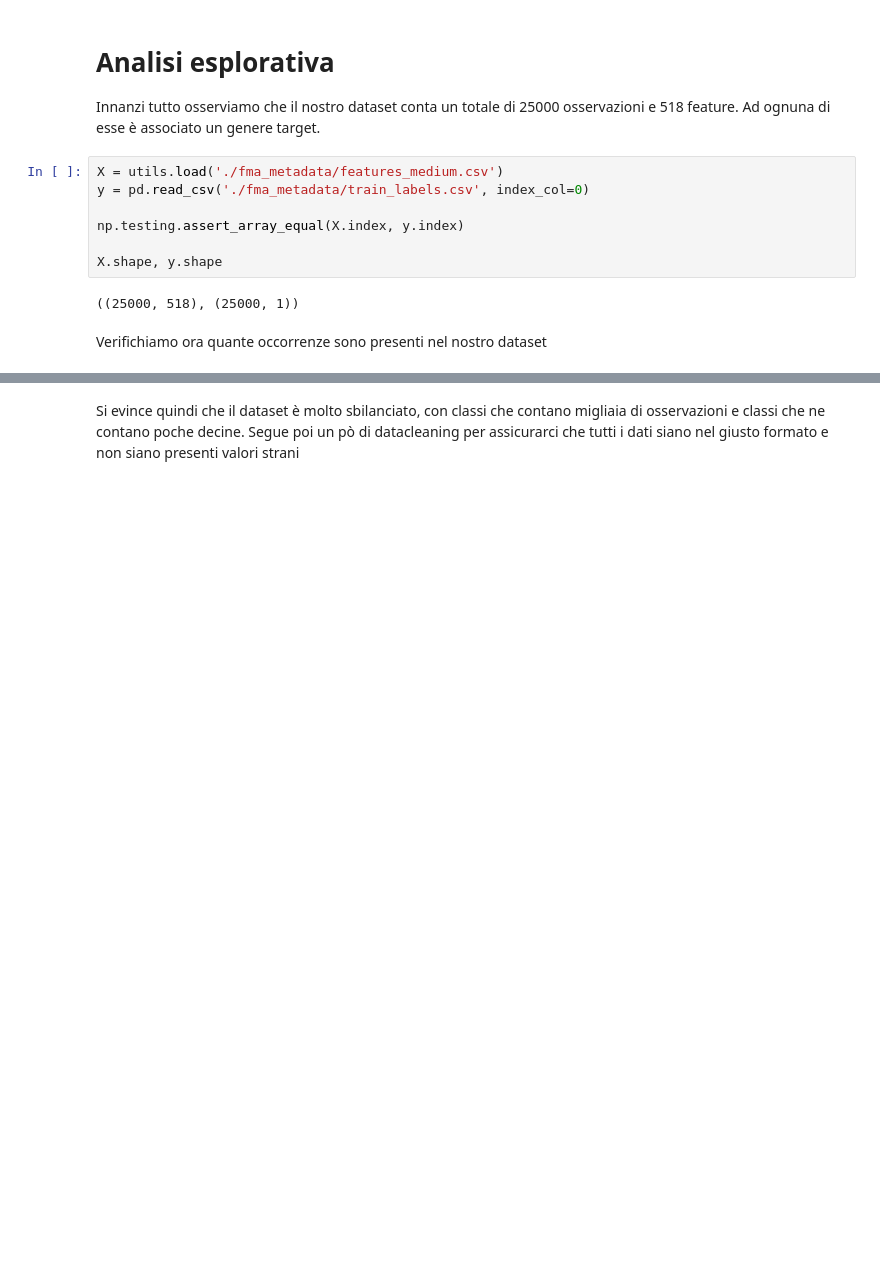
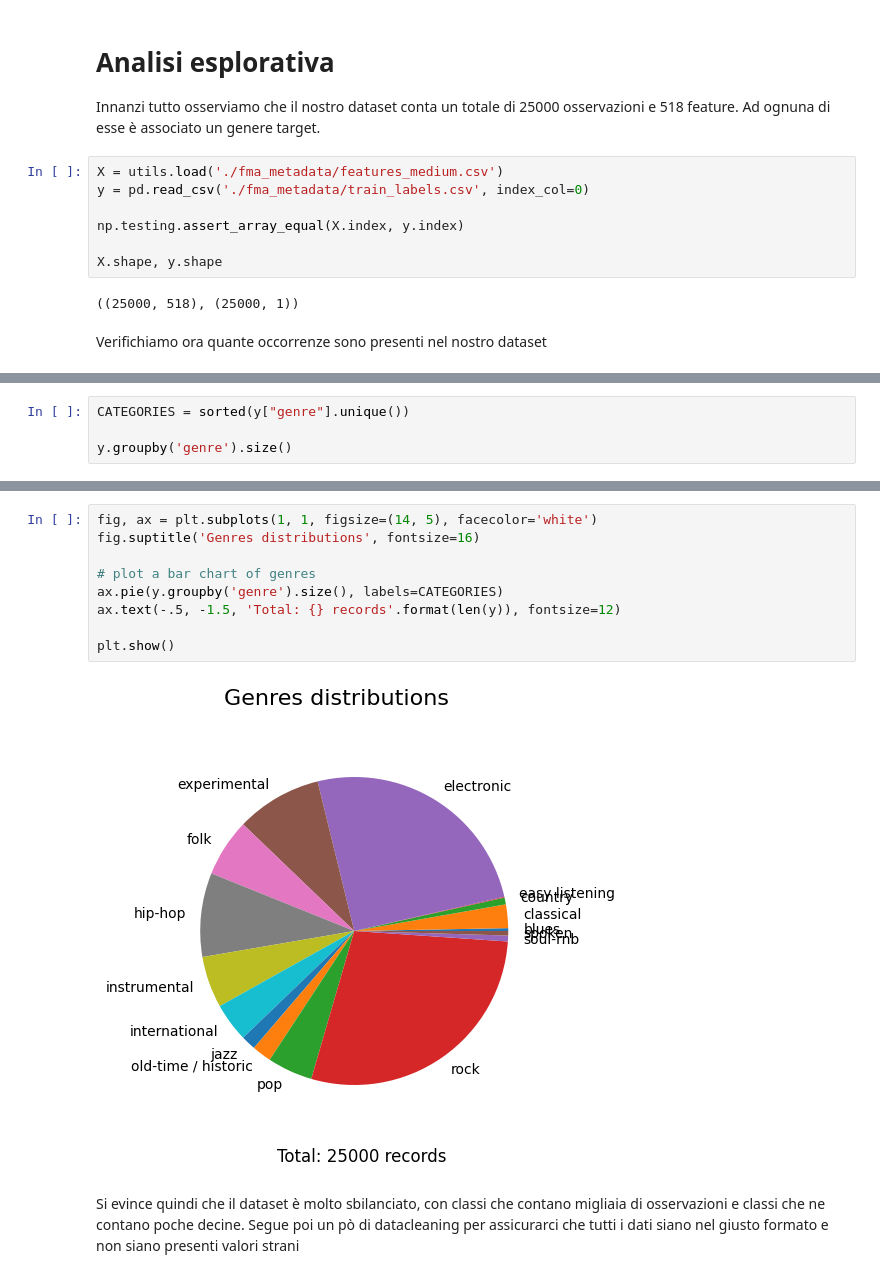
Before and after one commit to MatteoStromieri/ml-uni-project, a Jupyter notebook: main_modied.ipynb, the cells around one changed output, grey strips where cells are left out. Saved outputs shown, nothing was run; the diff lists cells and outputs as text; blank space fills up the shorter version.

```diff
--- a/main_modied.ipynb
+++ b/main_modied.ipynb
@@ -126,0 +106,4 @@ Name: count, dtype: int64
+# %%
+CATEGORIES = sorted(y["genre"].unique())
+
+y.groupby('genre').size()
@@ -127,3 +129,14 @@ Name: count, dtype: int64
+# %%
+fig, ax = plt.subplots(1, 1, figsize=(14, 5), facecolor='white')
+fig.suptitle('Genres distributions', fontsize=16)
+
+# plot a bar chart of genres
+ax.pie(y.groupby('genre').size(), labels=CATEGORIES)
+ax.text(-.5, -1.5, 'Total: {} records'.format(len(y)), fontsize=12)
+
+plt.show()
+# %% [output]
+[figure, added]
 # %% [markdown]
 Si evince quindi che il dataset è molto sbilanciato, con classi che contano migliaia di osservazioni e classi che ne contano poche decine. Segue poi un pò di datacleaning per assicurarci che tutti i dati siano nel giusto formato e non siano presenti valori strani
 # %%
```
Also changed, not shown: parts of 58 cells of this notebook.
